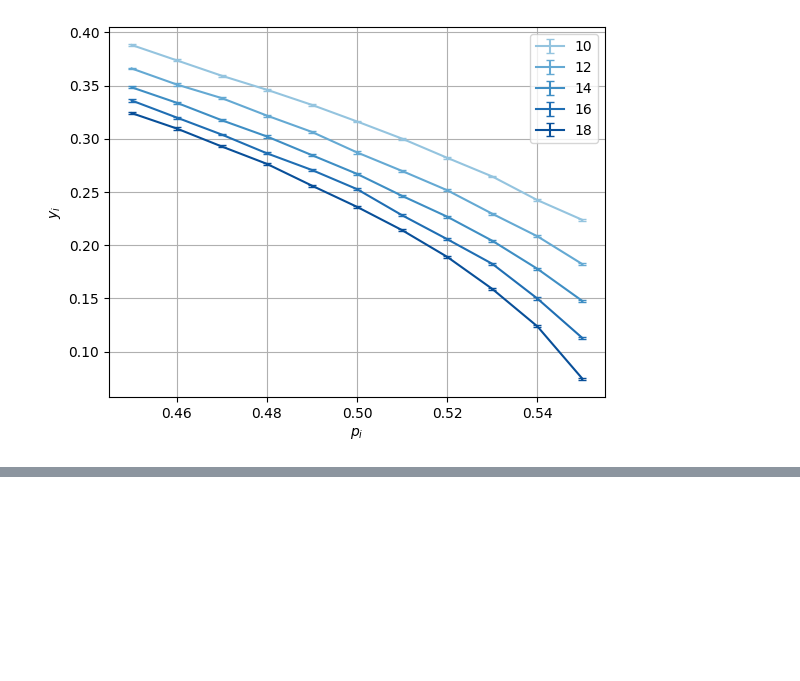
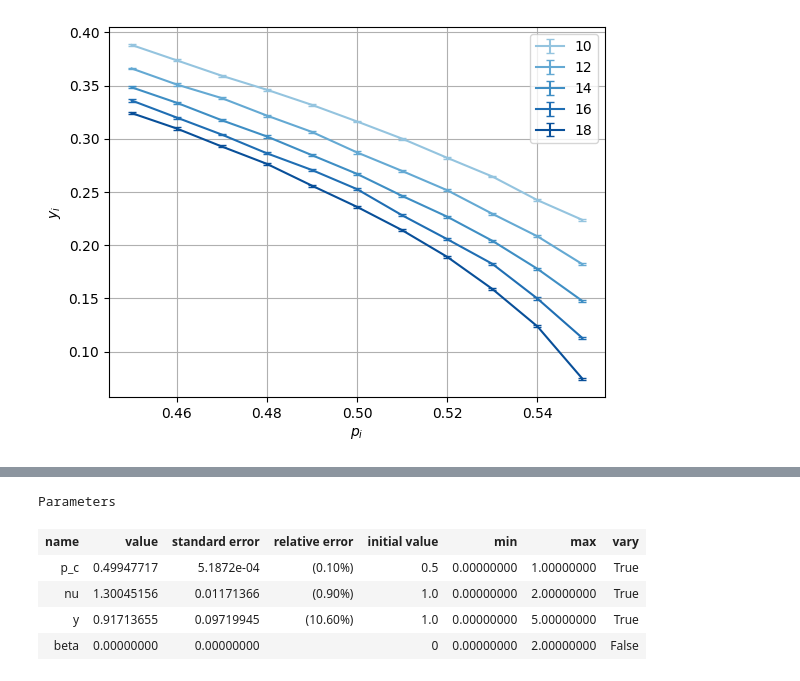
Before and after one commit to hainingpan/FSS, a Jupyter notebook: example.ipynb, the cells around one changed output, grey strips where cells are left out. Saved outputs shown, nothing was run; the diff lists cells and outputs as text; code cells hidden in the pictures; blank space fills up the shorter version.

```diff
--- a/example.ipynb
+++ b/example.ipynb
@@ -91,0 +134,9 @@ dc.plot_data_collapse(raw=True, errorbar=True)
+# %%
+res.params
+# %% [output]
+Parameters
+| name | value | standard error | relative error | initial value | min | max | vary |
+| p_c | 0.49947717 | 5.1872e-04 | (0.10%) | 0.5 | 0.00000000 | 1.00000000 | True |
+| nu | 1.30045156 | 0.01171366 | (0.90%) | 1.0 | 0.00000000 | 2.00000000 | True |
+| y | 0.91713655 | 0.09719945 | (10.60%) | 1.0 | 0.00000000 | 5.00000000 | True |
+| beta | 0.00000000 | 0.00000000 |  | 0 | 0.00000000 | 2.00000000 | False |
```
Also changed, not shown: parts of 13 cells of this notebook, 2 other files.
